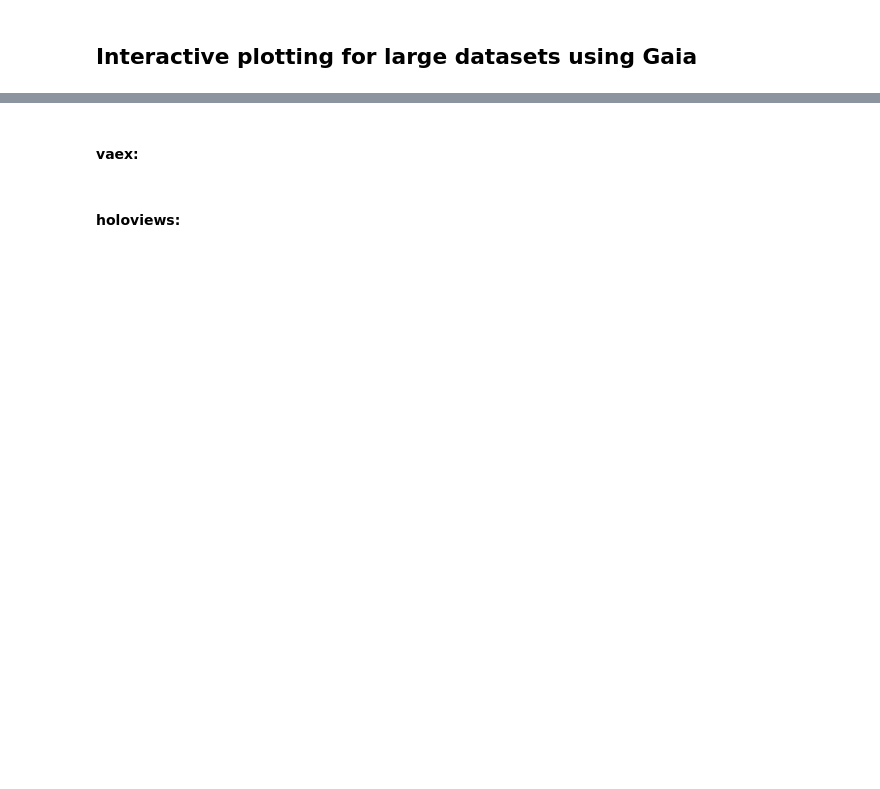
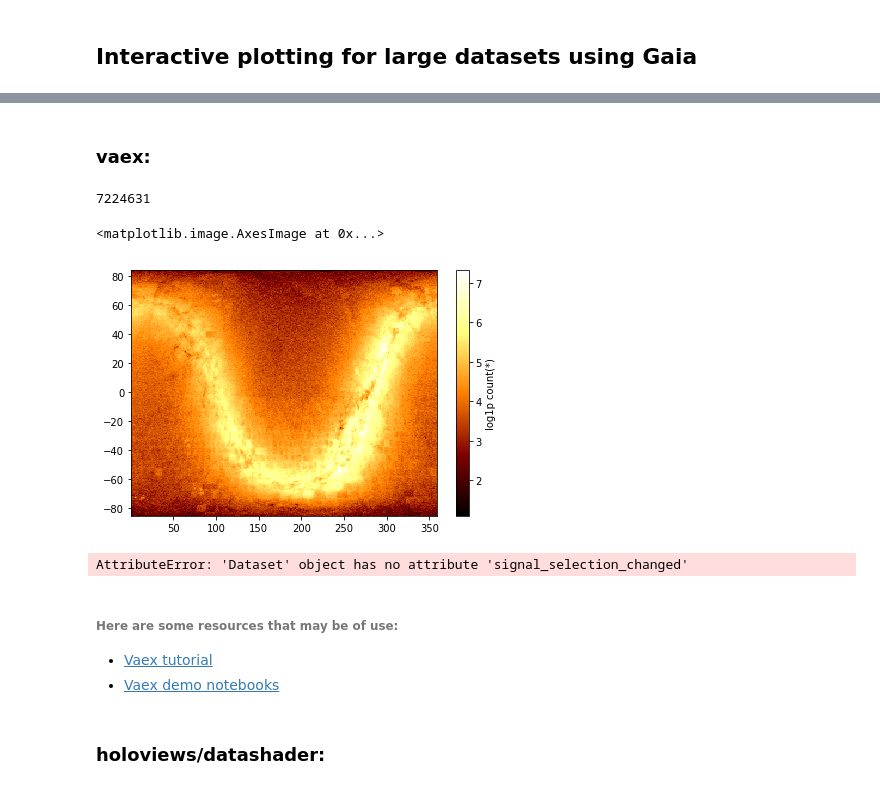
Before and after one commit to megbedell/astro-dataviz, a Jupyter notebook: interactive_gaia.ipynb, the cells around one changed output, grey strips where cells are left out. Saved outputs shown, nothing was run; the diff lists cells and outputs as text; code cells hidden in the pictures; blank space fills up the shorter version.

Commit message:
debugging and more resources

```diff
--- a/interactive_gaia.ipynb
+++ b/interactive_gaia.ipynb
@@ -14,10 +7,33 @@ WARNING: Unexpected bytes trailing END keyword: '\xc0\xb0\xc2\xcd$\xcdJD\xc0\xb7
 # %% [markdown]
-#### vaex:
+### vaex:
 # %%
 import vaex
-ds = vaex.from_astropy_table(data)
+ds = vaex.open(gaia_file)
+# %%
+len(ds)
+# %% [output]
+7224631
+# %%
+ds.plot("ra","dec", f="log1p")
+# %% [output]
+<matplotlib.image.AxesImage at 0x...>
+[figure, added]
+# %%
+import vaex.jupyter
+ds.select(ds['radial_velocity' != 0])
+@vaex.jupyter.interactive_selection(ds)
+def plot():
+    print("Mean RV for the selection is:", ds.mean(ds['radial_velocity'], selection=True))
+    ds.plot("ra", "dec", what=np.log(vaex.stat.count()+1), selection=[None, True])
+    plt.show()
+# %% [output]
+AttributeError: 'Dataset' object has no attribute 'signal_selection_changed'
+# %% [markdown]
+###### Here are some resources that may be of use:
+- [Vaex tutorial](https://github.com/maartenbreddels/vaex/blob/master/docs/source/tutorial.ipynb)
+- [Vaex demo notebooks](https://github.com/maartenbreddels/vaex/tree/master/examples)
 # %% [markdown]
-#### holoviews:
+### holoviews/datashader:
 # %%
 import holoviews as hv
 hv.notebook_extension('bokeh')
```
Also changed, not shown: parts of 10 cells of this notebook, 2 other files.
